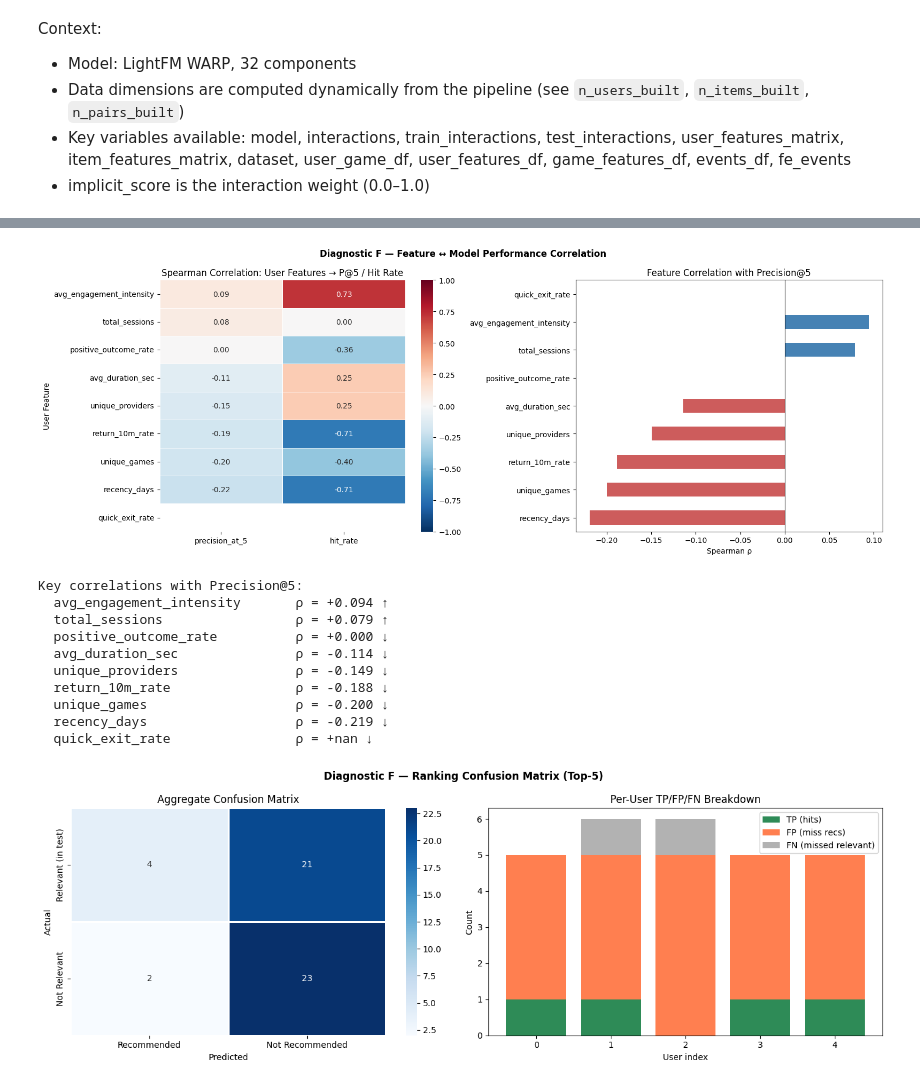
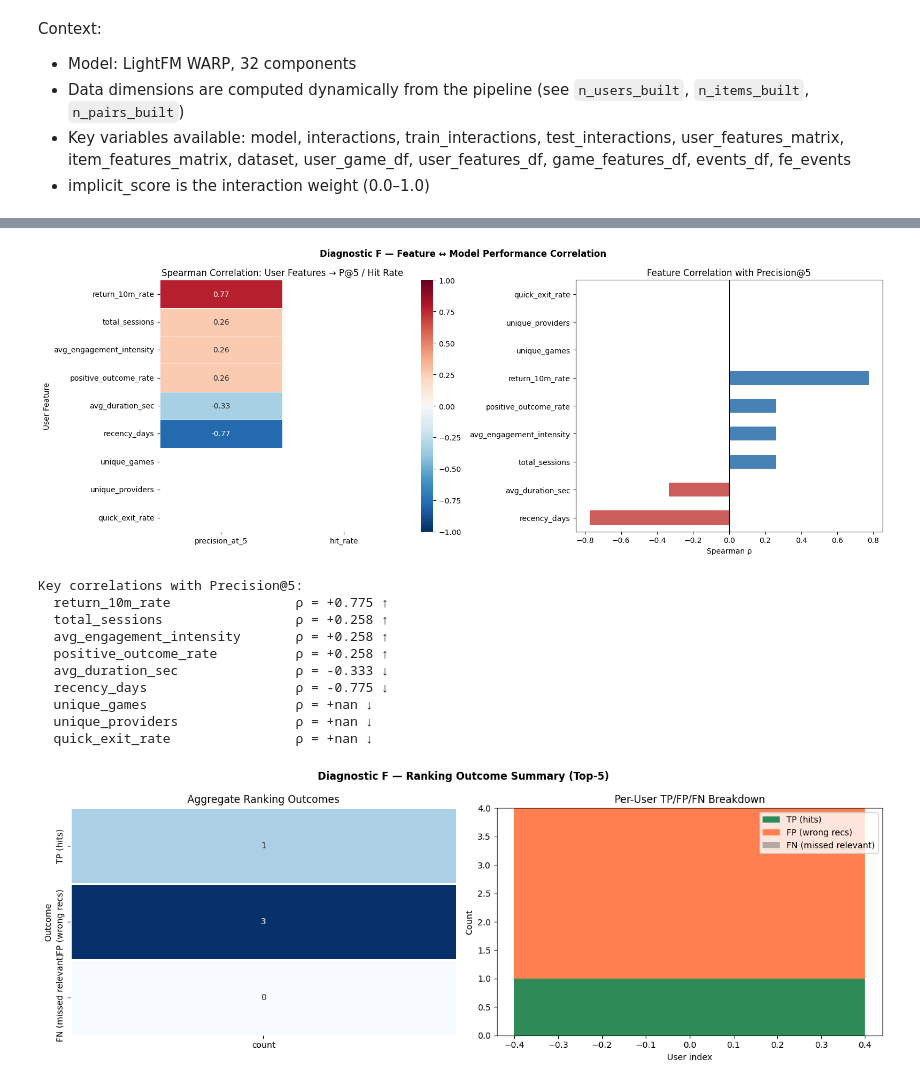
Before and after one commit to AyushDubeyaquagaming/Hybrid-RecSys, a Jupyter notebook: lightfm/recsys_real_data.ipynb, the cells around one changed output, grey strips where cells are left out. Saved outputs shown, nothing was run; the diff lists cells and outputs as text; code cells hidden in the pictures.

```diff
--- a/lightfm/recsys_real_data.ipynb
+++ b/lightfm/recsys_real_data.ipynb
@@ -858,6 +843,8 @@ Notebook structure:
 All logic uses real data only (no simulation, no random volume injection).
 # %%
 # Stage 2A: Utilities for schema alignment
+
+import re
 
 SCHEMA_COLUMNS = [
     'eventType', 'userId', 'sessionId', 'gameId', 'gameType', 'provider', 'timestamp',
@@ -871,6 +858,12 @@ VALID_PROVIDERS = ['HUB88', 'Evolution', 'EZUGI', 'Spribe', 'OnlyPlay', 'unknown
 VALID_DEVICE_TYPES = ['mobile', 'desktop', 'tablet', 'unknown']
 # entryPoint is kept semi-open to preserve real source values (e.g., search, lobby, etc.)
 VALID_ENTRY_POINTS = ['livecasino', 'casino', 'sportsbook', 'direct', 'search', 'lobby', 'unknown']
+OBJECT_ID_LIKE_RE = re.compile(r'^[0-9a-f]{24}$')
+
+
+def is_objectid_like(raw_value) -> bool:
+    value = str(raw_value).strip().lower()
+    return bool(OBJECT_ID_LIKE_RE.fullmatch(value))
 
 
 def map_game_type(raw_value: str) -> str:
@@ -890,7 +883,7 @@ def map_game_type(raw_value: str) -> str:
 
 def map_provider(raw_value: str) -> str:
     value = str(raw_value).strip().lower()
-    if value in ('', 'none', 'nan', 'null'):
+    if value in ('', 'none', 'nan', 'null') or is_objectid_like(value):
         return 'unknown'
     if any(k in value for k in ['evolution', 'evosw', 'evo']):
         return 'Evolution'
@@ -902,7 +895,7 @@ def map_provider(raw_value: str) -> str:
         return 'OnlyPlay'
     if 'hub88' in value:
         return 'HUB88'
-    # Preserve raw vendor name if not in known set (better than defaulting)
+    # Preserve raw vendor name if not in known set and not an opaque id
     return str(raw_value).strip()
 
 
@@ -1483,6 +1663,7 @@ train_hist, test_hist = [], []
 for epoch in range(N_EPOCHS):
     model.fit_partial(
         interactions=train_interactions,
+        sample_weight=train_weights,
         user_features=user_features_matrix,
         item_features=item_features_matrix,
         num_threads=4,
@@ -1831,11 +2040,12 @@ Coverage: 80.0%
 # %%
-# Diagnostic F: Feature ↔ Performance Correlation + Ranking Confusion Matrix
+# Diagnostic F: Feature ↔ Performance Correlation + Ranking Outcome Summary
 
 # --- 1. Feature-Performance Correlation ---
 idx_to_user = {v: k for k, v in user_id_map.items()}
 user_diag_df['userId'] = user_diag_df['user_idx'].map(idx_to_user)
 
-corr_df = user_diag_df.merge(user_features_df, on='userId', how='left')
+corr_feature_source = train_user_features_df if 'train_user_features_df' in globals() else user_features_df
+corr_df = user_diag_df.merge(corr_feature_source, on='userId', how='left')
 
 feature_cols = [
     'total_sessions', 'unique_games', 'unique_providers',
@@ -1880,67 +2090,64 @@ if len(feature_cols) > 0:
 else:
     print('No numeric user features available for correlation analysis.')
 
-# --- 2. Ranking Confusion Matrix (Top-5) ---
+# --- 2. Ranking outcome summary (Top-5) ---
 eval_users = user_diag_df[user_diag_df['n_test_interactions'] > 0]
-total_tp = eval_users['true_positives'].sum()
-total_fp = eval_users['false_positives'].sum()
-total_fn = eval_users['false_negatives'].sum()
-total_tn = len(eval_users) * (n_items_diag - 5) - total_fn
+total_tp = int(eval_users['true_positives'].sum())
+total_fp = int(eval_users['false_positives'].sum())
+total_fn = int(eval_users['false_negatives'].sum())
 
-confusion_data = np.array([[total_tp, total_fp],
-                            [total_fn, total_tn]])
+outcome_summary = pd.DataFrame({
+    'count': [total_tp, total_fp, total_fn]
+}, index=['TP (hits)', 'FP (wrong recs)', 'FN (missed relevant)'])
 
 fig_f2, axes_f2 = plt.subplots(1, 2, figsize=(14, 5))
-fig_f2.suptitle('Diagnostic F — Ranking Confusion Matrix (Top-5)', fontweight='bold')
+fig_f2.suptitle('Diagnostic F — Ranking Outcome Summary (Top-5)', fontweight='bold')
 
 sns.heatmap(
-    confusion_data,
+    outcome_summary,
     annot=True, fmt='d', cmap='Blues',
-    xticklabels=['Recommended', 'Not Recommended'],
-    yticklabels=['Relevant (in test)', 'Not Relevant'],
-    ax=axes_f2[0], linewidths=1,
-)
-axes_f2[0].set_title('Aggregate Confusion Matrix')
-axes_f2[0].set_ylabel('Actual')
-axes_f2[0].set_xlabel('Predicted')
+    cbar=False, ax=axes_f2[0], linewidths=1,
+ )
+axes_f2[0].set_title('Aggregate Ranking Outcomes')
+axes_f2[0].set_ylabel('Outcome')
 
 eval_users_plot = eval_users.head(20)
 axes_f2[1].bar(range(len(eval_users_plot)), eval_users_plot['true_positives'].values, label='TP (hits)', color='seagreen')
 axes_f2[1].bar(range(len(eval_users_plot)), eval_users_plot['false_positives'].values,
-            bottom=eval_users_plot['true_positives'].values, label='FP (miss recs)', color='coral')
+            bottom=eval_users_plot['true_positives'].values, label='FP (wrong recs)', color='coral')
 axes_f2[1].bar(range(len(eval_users_plot)), eval_users_plot['false_negatives'].values,
             bottom=(eval_users_plot['true_positives'] + eval_users_plot['false_positives']).values,
             label='FN (missed relevant)', color='gray', alpha=0.6)
 axes_f2[1].set_title('Per-User TP/FP/FN Breakdown')
 axes_f2[1].set_xlabel('User index')
 axes_f2[1].set_ylabel('Count')
 axes_f2[1].legend()
 
 plt.tight_layout()
 plt.show()
 
 precision_agg = total_tp / max(total_tp + total_fp, 1)
 recall_agg = total_tp / max(total_tp + total_fn, 1)
 f1_agg = 2 * precision_agg * recall_agg / max(precision_agg + recall_agg, 1e-9)
 
-print(f'\n=== Ranking Confusion Summary (Top-5) ===')
+print(f'\n=== Ranking Outcome Summary (Top-5) ===')
 print(f'Total TP (hits):         {total_tp}')
 print(f'Total FP (wrong recs):   {total_fp}')
 print(f'Total FN (missed items): {total_fn}')
 print(f'Aggregate Precision@5:   {precision_agg:.4f}')
 print(f'Aggregate Recall@5:      {recall_agg:.4f}')
 print(f'Aggregate F1@5:          {f1_agg:.4f}')
 print(f'Users evaluated:         {len(eval_users)}')
 # %% [output]
-[figure, old version]
+[figure, new version]
 Key correlations with Precision@5:
-  avg_engagement_intensity       ρ = +0.094 ↑
-  total_sessions                 ρ = +0.079 ↑
-  positive_outcome_rate          ρ = +0.000 ↓
-  avg_duration_sec               ρ = -0.114 ↓
-  unique_providers               ρ = -0.149 ↓
-  return_10m_rate                ρ = -0.188 ↓
-  unique_games                   ρ = -0.200 ↓
-  recency_days                   ρ = -0.219 ↓
+  return_10m_rate                ρ = +0.775 ↑
+  total_sessions                 ρ = +0.258 ↑
+  avg_engagement_intensity       ρ = +0.258 ↑
+  positive_outcome_rate          ρ = +0.258 ↑
+  avg_duration_sec               ρ = -0.333 ↓
+  recency_days                   ρ = -0.775 ↓
+  unique_games                   ρ = +nan ↓
+  unique_providers               ρ = +nan ↓
   quick_exit_rate                ρ = +nan ↓
-[figure, old version]
+[figure, new version]
```
Also changed, not shown: parts of 36 cells of this notebook.
